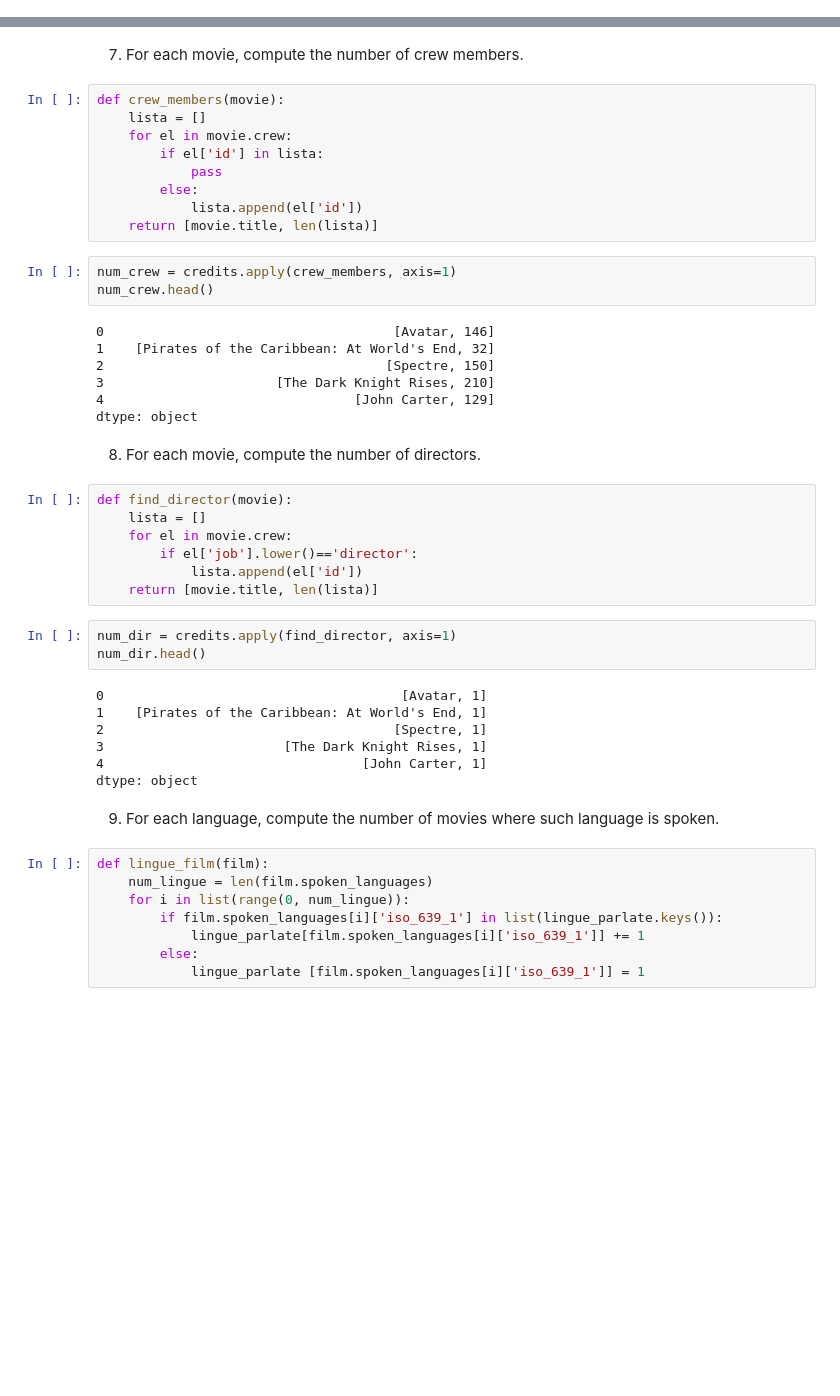
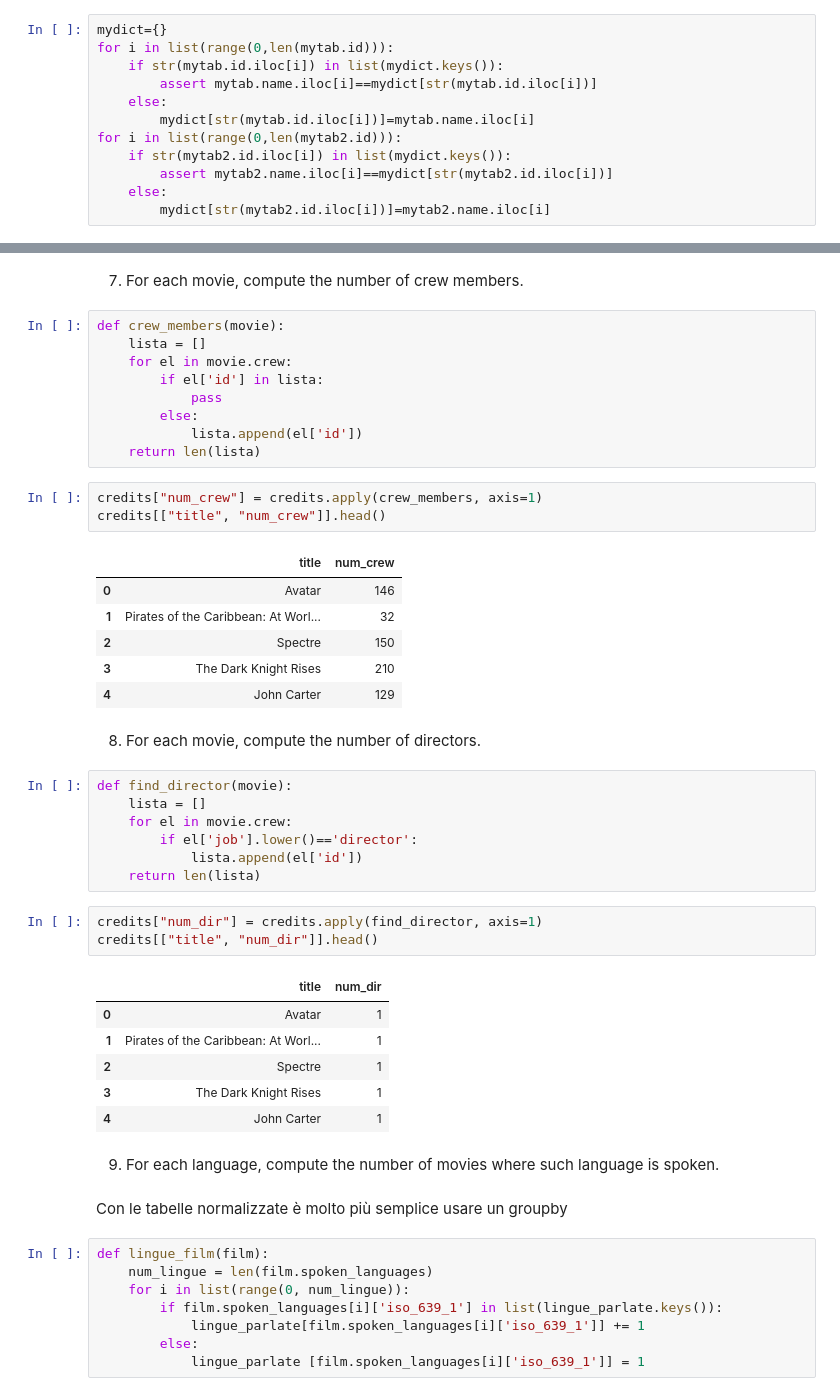
Before and after one commit to cekk88/Splinter, a Jupyter notebook: exam.ipynb, the cells around one changed output, grey strips where cells are left out. Drawn from its saved outputs; the diff is of its cells as text; blank space fills up the shorter version.

```diff
--- a/exam.ipynb
+++ b/exam.ipynb
@@ -16,0 +96,12 @@ movies.spoken_languages = movies.spoken_languages.apply(ast.literal_eval)
+# %%
+mydict={}
+for i in list(range(0,len(mytab.id))):
+    if str(mytab.id.iloc[i]) in list(mydict.keys()):
+        assert mytab.name.iloc[i]==mydict[str(mytab.id.iloc[i])]
+    else:
+        mydict[str(mytab.id.iloc[i])]=mytab.name.iloc[i]
+for i in list(range(0,len(mytab2.id))):
+    if str(mytab2.id.iloc[i]) in list(mydict.keys()):
+        assert mytab2.name.iloc[i]==mydict[str(mytab2.id.iloc[i])]
+    else:
+        mydict[str(mytab2.id.iloc[i])]=mytab2.name.iloc[i]
@@ -120,17 +258,17 @@ def crew_members(movie):
             pass
         else:
             lista.append(el['id'])
-    return [movie.title, len(lista)]
+    return len(lista)
 # %%
-num_crew = credits.apply(crew_members, axis=1)
-num_crew.head()
+credits["num_crew"] = credits.apply(crew_members, axis=1)
+credits[["title", "num_crew"]].head()
 # %% [output]
-0                                     [Avatar, 146]
-1    [Pirates of the Caribbean: At World's End, 32]
-2                                    [Spectre, 150]
-3                      [The Dark Knight Rises, 210]
-4                                [John Carter, 129]
-dtype: object
+|  | title | num_crew |
+| 0 | Avatar | 146 |
+| 1 | Pirates of the Caribbean: At Worl... | 32 |
+| 2 | Spectre | 150 |
+| 3 | The Dark Knight Rises | 210 |
+| 4 | John Carter | 129 |
 # %% [markdown]
 8) For each movie, compute the number of directors.
 # %%
@@ -139,19 +277,21 @@ def find_director(movie):
     for el in movie.crew:
         if el['job'].lower()=='director':
             lista.append(el['id'])
-    return [movie.title, len(lista)]
+    return len(lista)
 # %%
-num_dir = credits.apply(find_director, axis=1)
-num_dir.head()
+credits["num_dir"] = credits.apply(find_director, axis=1)
+credits[["title", "num_dir"]].head()
 # %% [output]
-0                                      [Avatar, 1]
-1    [Pirates of the Caribbean: At World's End, 1]
-2                                     [Spectre, 1]
-3                       [The Dark Knight Rises, 1]
-4                                 [John Carter, 1]
-dtype: object
+|  | title | num_dir |
+| 0 | Avatar | 1 |
+| 1 | Pirates of the Caribbean: At Worl... | 1 |
+| 2 | Spectre | 1 |
+| 3 | The Dark Knight Rises | 1 |
+| 4 | John Carter | 1 |
 # %% [markdown]
 9) For each language, compute the number of movies where such language is spoken.
+# %% [markdown]
+Con le tabelle normalizzate è molto più semplice usare un groupby
 # %%
 def lingue_film(film):
     num_lingue = len(film.spoken_languages)
```
Also changed, not shown: parts of 12 cells of this notebook.
